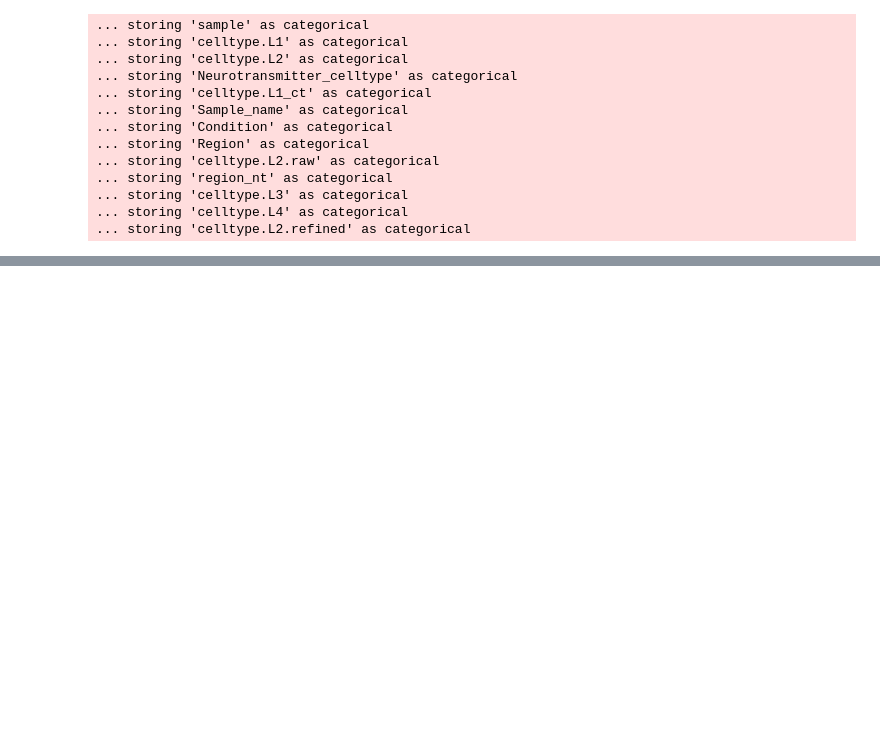
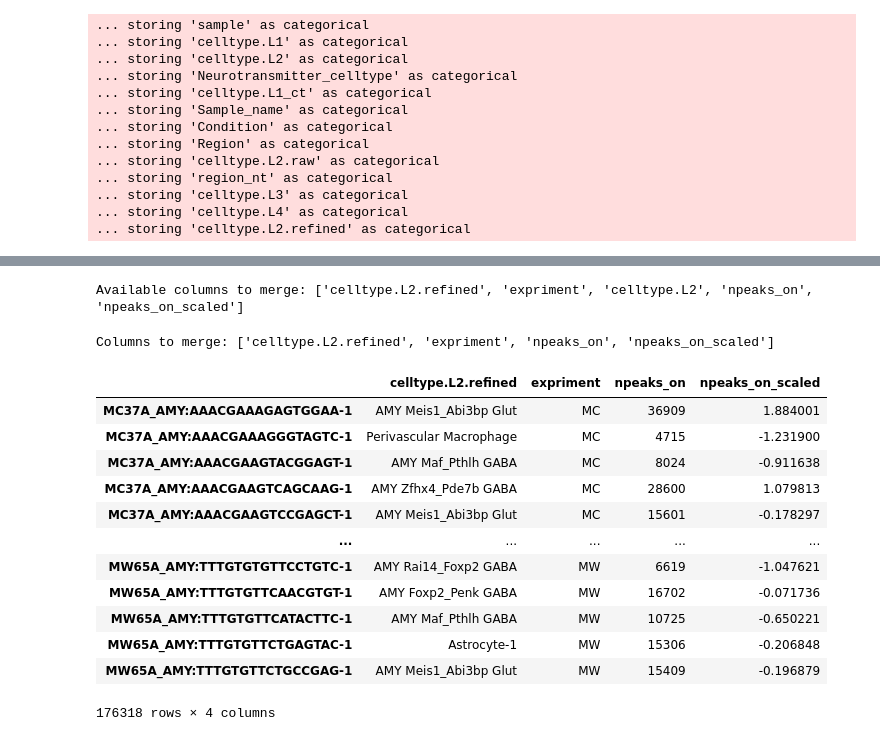
Before and after one commit to juychen/scmmd, a Jupyter notebook: 10mkdmrmatrix.ipynb, the cells around one changed output, grey strips where cells are left out. Saved outputs shown, nothing was run; the diff lists cells and outputs as text; code cells hidden in the pictures; blank space fills up the shorter version.

```diff
--- a/10mkdmrmatrix.ipynb
+++ b/10mkdmrmatrix.ipynb
@@ -64,0 +176,47 @@ adata_concat.close()
+# %%
+# Detect which extra metadata columns are present
+candidate_cols = ["celltype.L2.refined", "expriment", "experiment", "celltype.L2", "region", "condition","npeaks_on","npeaks_on_scaled"]
+present_cols = [c for c in candidate_cols if c in adata_peak_mem_obs.columns]
+print("Available columns to merge:", present_cols)
+# %% [output]
+Available columns to merge: ['celltype.L2.refined', 'expriment', 'celltype.L2', 'npeaks_on', 'npeaks_on_scaled']
+# %%
+# Pick the actual two columns requested, but fall back to anything close if missing
+meta_cols = []
+for col in ["celltype.L2.refined", "celltype.L2.refine", "celltype.L2", "celltype.L2.ref"]:
+    if col in adata_peak_mem_obs.columns:
+        meta_cols.append(col)
+        break
+for col in ["expriment", "experiment"]:
+    if col in adata_peak_mem_obs.columns:
+        meta_cols.append(col)
+        break
+
+score_cols = ["npeaks_on", "npeaks_on_scaled"]
+merge_cols = meta_cols + score_cols
+print("Columns to merge:", merge_cols)
+# %% [output]
+Columns to merge: ['celltype.L2.refined', 'expriment', 'npeaks_on', 'npeaks_on_scaled']
+# %%
+# Build the small DataFrame we will attach to dmr_mat.obs
+df_to_merge = (
+    adata_peak_mem_obs.loc[:, merge_cols]
+    .copy()
+)
+df_to_merge = df_to_merge.reindex(dmr_mat.obs.index)
+# %%
+df_to_merge
+# %% [output]
+|  | celltype.L2.refined | expriment | npeaks_on | npeaks_on_scaled |
+| MC37A_AMY:AAACGAAAGAGTGGAA-1 | AMY Meis1_Abi3bp Glut | MC | 36909 | 1.884001 |
+| MC37A_AMY:AAACGAAAGGGTAGTC-1 | Perivascular Macrophage | MC | 4715 | -1.231900 |
+| MC37A_AMY:AAACGAAGTACGGAGT-1 | AMY Maf_Pthlh GABA | MC | 8024 | -0.911638 |
+| MC37A_AMY:AAACGAAGTCAGCAAG-1 | AMY Zfhx4_Pde7b GABA | MC | 28600 | 1.079813 |
+| MC37A_AMY:AAACGAAGTCCGAGCT-1 | AMY Meis1_Abi3bp Glut | MC | 15601 | -0.178297 |
+| ... | ... | ... | ... | ... |
+| MW65A_AMY:TTTGTGTGTTCCTGTC-1 | AMY Rai14_Foxp2 GABA | MW | 6619 | -1.047621 |
+| MW65A_AMY:TTTGTGTTCAACGTGT-1 | AMY Foxp2_Penk GABA | MW | 16702 | -0.071736 |
+| MW65A_AMY:TTTGTGTTCATACTTC-1 | AMY Maf_Pthlh GABA | MW | 10725 | -0.650221 |
+| MW65A_AMY:TTTGTGTTCTGAGTAC-1 | Astrocyte-1 | MW | 15306 | -0.206848 |
+| MW65A_AMY:TTTGTGTTCTGCCGAG-1 | AMY Meis1_Abi3bp Glut | MW | 15409 | -0.196879 |
+176318 rows × 4 columns
```
Also changed, not shown: parts of 18 cells of this notebook, 1 other file.
